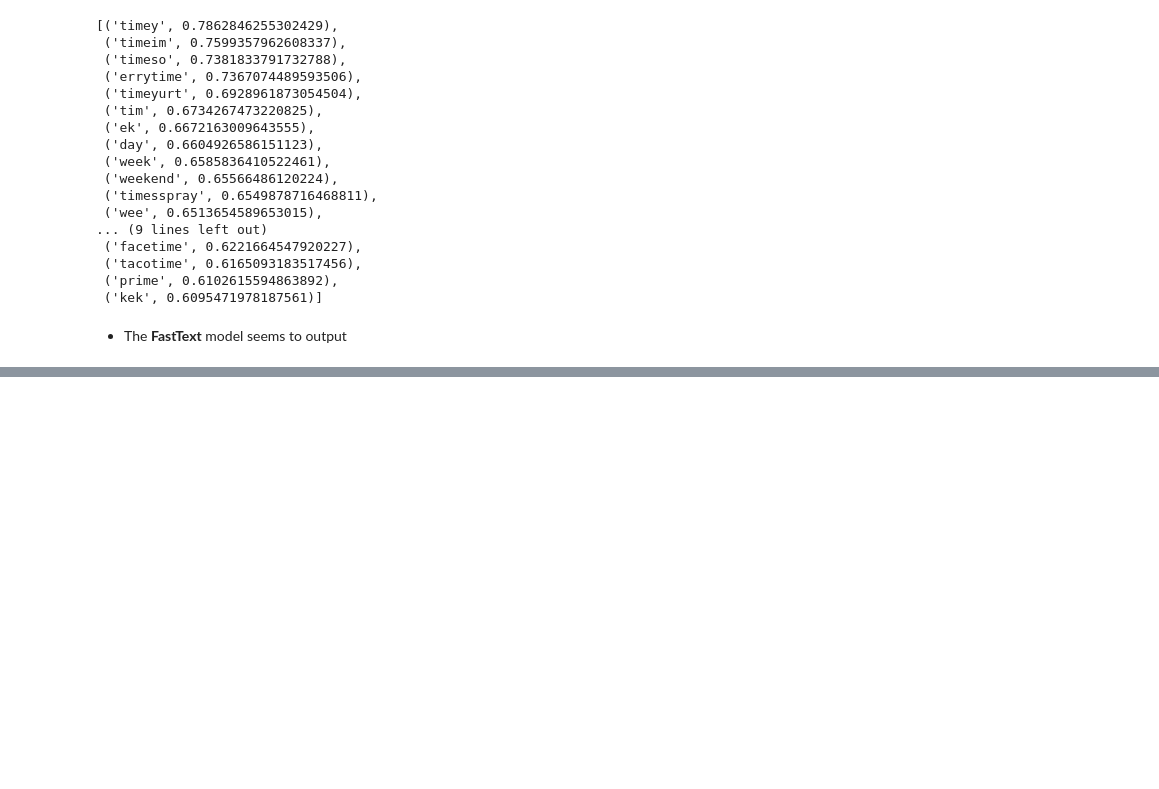
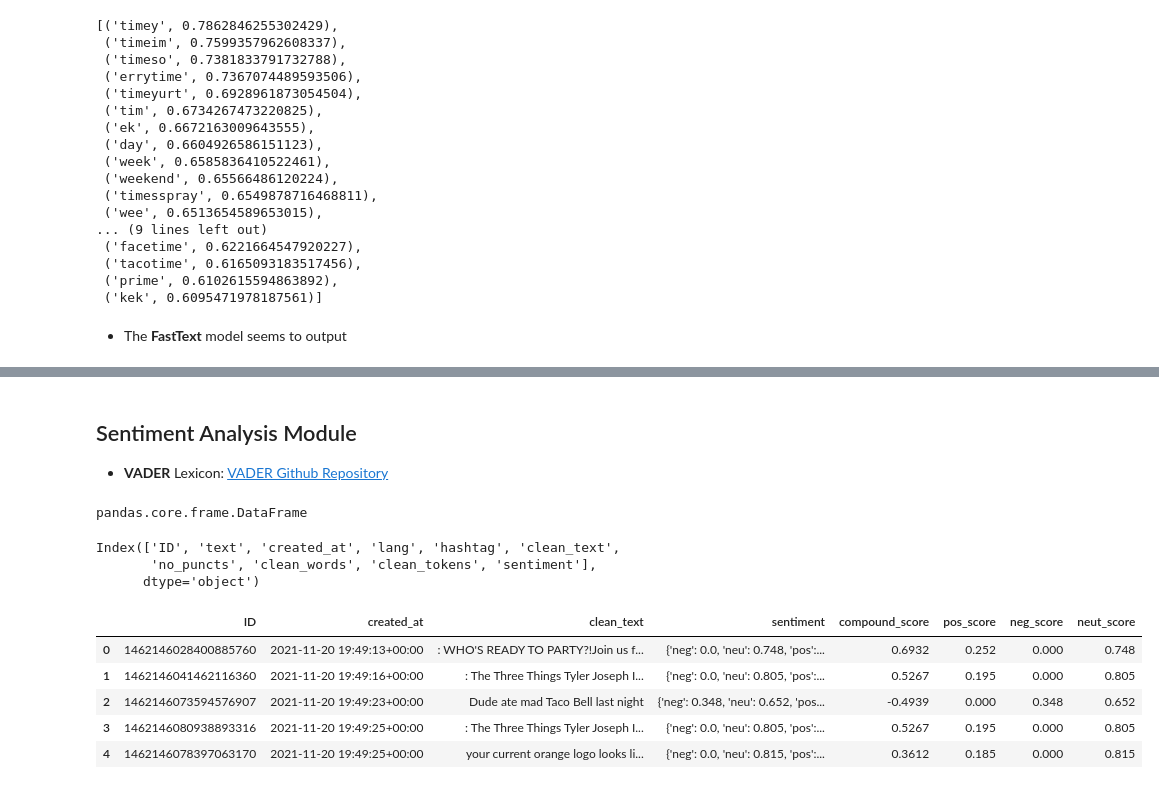
Before and after one commit to baperks/ads_tweetapp, a Jupyter notebook: preproc.ipynb, the cells around one changed output, grey strips where cells are left out. Cells and saved outputs as stored; diff of their text form; code cells hidden in the pictures; blank space fills up the shorter version.

```diff
--- a/preproc.ipynb
+++ b/preproc.ipynb
@@ -492,0 +519,8 @@ similars
+# %% [markdown]
+## Sentiment Analysis Module
+
+* **VADER** Lexicon: [VADER Github Repository](https://github.com/cjhutto/vaderSentiment)
+# %%
+type(all_tokens)
+# %% [output]
+pandas.core.frame.DataFrame
@@ -492,0 +539,6 @@ similars
+# %%
+tweets_all.columns
+# %% [output]
+Index(['ID', 'text', 'created_at', 'lang', 'hashtag', 'clean_text',
+       'no_puncts', 'clean_words', 'clean_tokens', 'sentiment'],
+      dtype='object')
@@ -492,0 +547,9 @@ similars
+# %%
+sent_df.head()
+# %% [output]
+|  | ID | created_at | clean_text | sentiment | compound_score | pos_score | neg_score | neut_score |
+| 0 | 1462146028400885760 | 2021-11-20 19:49:13+00:00 | : WHO'S READY TO PARTY?!Join us f... | {'neg': 0.0, 'neu': 0.748, 'pos':... | 0.6932 | 0.252 | 0.000 | 0.748 |
+| 1 | 1462146041462116360 | 2021-11-20 19:49:16+00:00 | : The Three Things Tyler Joseph I... | {'neg': 0.0, 'neu': 0.805, 'pos':... | 0.5267 | 0.195 | 0.000 | 0.805 |
+| 2 | 1462146073594576907 | 2021-11-20 19:49:23+00:00 | Dude ate mad Taco Bell last night | {'neg': 0.348, 'neu': 0.652, 'pos... | -0.4939 | 0.000 | 0.348 | 0.652 |
+| 3 | 1462146080938893316 | 2021-11-20 19:49:25+00:00 | : The Three Things Tyler Joseph I... | {'neg': 0.0, 'neu': 0.805, 'pos':... | 0.5267 | 0.195 | 0.000 | 0.805 |
+| 4 | 1462146078397063170 | 2021-11-20 19:49:25+00:00 | your current orange logo looks li... | {'neg': 0.0, 'neu': 0.815, 'pos':... | 0.3612 | 0.185 | 0.000 | 0.815 |
```
Also changed, not shown: parts of 16 cells of this notebook, 11 other files.
